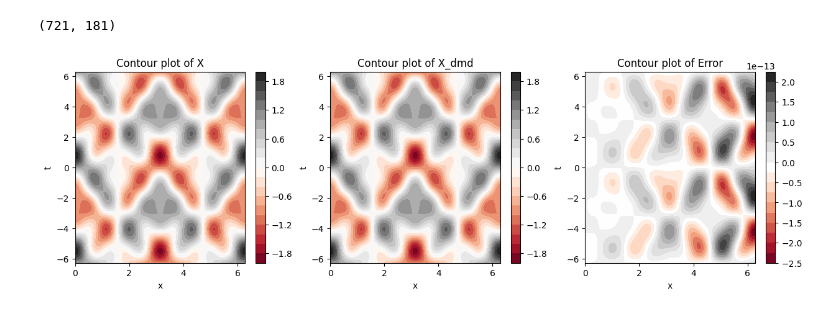
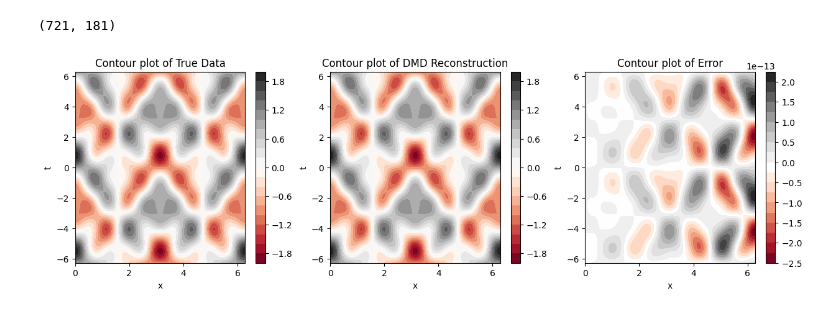
Before and after one commit to stephendyoung/MAE_5020_Spring_2025, a Jupyter notebook: 05_05_01_dmd_b5.ipynb, the cells around one changed output. Saved outputs shown, nothing was run; the diff lists cells and outputs as text; code cells hidden in the pictures.

```diff
--- a/05_05_01_dmd_b5.ipynb
+++ b/05_05_01_dmd_b5.ipynb
@@ -187,5 +209,6 @@ print(Phi[:3,:])
  [ 5.25674750e-02+1.83569668e-03j -1.82928875e-03-1.92265995e-04j
   -3.62063485e-03-6.38415611e-04j]]
 # %%
-Omega = np.log(Lambda)/dt
+#Discrete-time eigenvalues
+alpha = np.log(Lambda)/dt
 # %%
@@ -202,9 +226,13 @@ print(amp.shape[0], amp)
 3 [ 18.98842571-0.66309044j -18.86972623+1.98328815j
   -9.34270667+1.64737126j]
 # %%
+# Eq (10) Dynamics of the DMD modes
 t_exp = np.arange(X.shape[1]) * dt
-temp = np.repeat(Omega.reshape(-1,1), t_exp.size, axis=1)
+
+temp = np.repeat(alpha.reshape(-1,1), t_exp.size, axis=1)
+
 dynamics = np.exp(temp * t_exp) * amp.reshape(amp.shape[0], -1)
+
 print(t_exp.shape, temp.shape, dynamics.shape)
 print(X.shape[1])
 print(t_exp.size)
@@ -244,30 +275,30 @@ print(X_dmd.shape)
 # %%
 plt.figure(figsize=(15, 4))
 plt.subplot(1, 3, 1)
 plt.contourf(tt, xx, np.real(X), 20, cmap='RdGy')
 plt.colorbar()
 plt.xlabel('x')
 plt.ylabel('t')
-plt.title('Contour plot of X')
+plt.title('Contour plot of True Data')
 
 plt.subplot(1, 3, 2)
 plt.contourf(tt, xx, np.real(X_dmd), 20, cmap='RdGy')
 plt.colorbar()
 plt.xlabel('x')
 plt.ylabel('t')
-plt.title('Contour plot of X_dmd')
+plt.title('Contour plot of DMD Reconstruction')
 
 X_diff = np.real(X) - np.real(X_dmd)
 #levels = np.linspace(-1E-11, 1E-11, 21)
 levels = 20
 plt.subplot(1, 3, 3)
 plt.contourf(tt, xx, X_diff , levels=levels, cmap='RdGy')
 plt.colorbar()
 plt.xlabel('x')
 plt.ylabel('t')
 plt.title('Contour plot of Error')
 
 
 plt.show()
 # %% [output]
-[figure, old version]
+[figure, new version]
```
Also changed, not shown: parts of 5 cells of this notebook.
